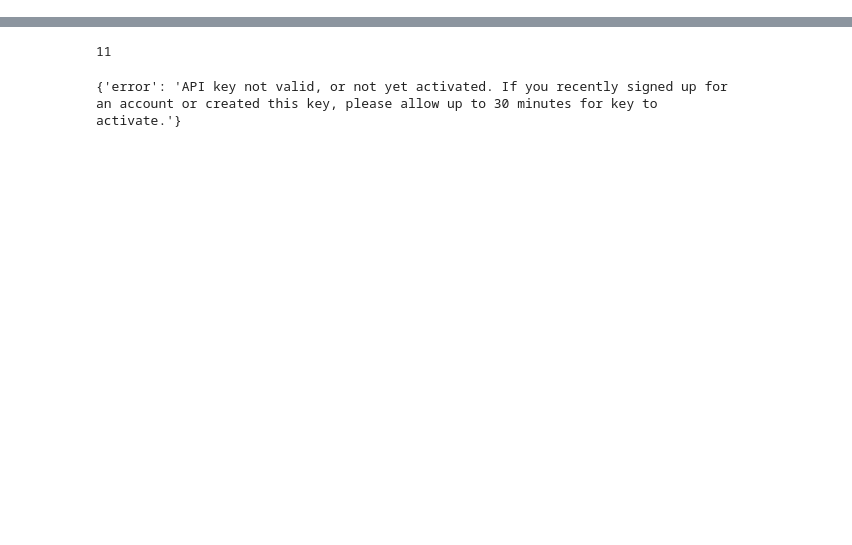
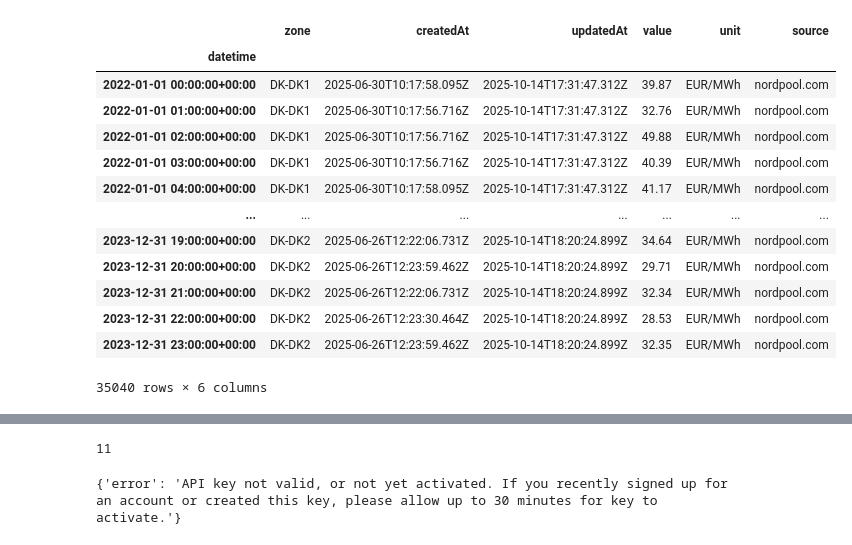
Before and after one commit to JonasDennisHansen/Advanced_business_analytics, a Jupyter notebook: API_CALL.ipynb, the cells around one changed output, grey strips where cells are left out. Cells and saved outputs as stored; diff of their text form; code cells hidden in the pictures; blank space fills up the shorter version.

```diff
--- a/API_CALL.ipynb
+++ b/API_CALL.ipynb
@@ -51,0 +79,17 @@ datetime
+# %%
+main_df
+# %% [output]
+|  | zone | createdAt | updatedAt | value | unit | source |
+| datetime |  |  |  |  |  |  |
+| 2022-01-01 00:00:00+00:00 | DK-DK1 | 2025-06-30T10:17:58.095Z | 2025-10-14T17:31:47.312Z | 39.87 | EUR/MWh | nordpool.com |
+| 2022-01-01 01:00:00+00:00 | DK-DK1 | 2025-06-30T10:17:56.716Z | 2025-10-14T17:31:47.312Z | 32.76 | EUR/MWh | nordpool.com |
+| 2022-01-01 02:00:00+00:00 | DK-DK1 | 2025-06-30T10:17:56.716Z | 2025-10-14T17:31:47.312Z | 49.88 | EUR/MWh | nordpool.com |
+| 2022-01-01 03:00:00+00:00 | DK-DK1 | 2025-06-30T10:17:56.716Z | 2025-10-14T17:31:47.312Z | 40.39 | EUR/MWh | nordpool.com |
+| 2022-01-01 04:00:00+00:00 | DK-DK1 | 2025-06-30T10:17:58.095Z | 2025-10-14T17:31:47.312Z | 41.17 | EUR/MWh | nordpool.com |
+| ... | ... | ... | ... | ... | ... | ... |
+| 2023-12-31 19:00:00+00:00 | DK-DK2 | 2025-06-26T12:22:06.731Z | 2025-10-14T18:20:24.899Z | 34.64 | EUR/MWh | nordpool.com |
+| 2023-12-31 20:00:00+00:00 | DK-DK2 | 2025-06-26T12:23:59.462Z | 2025-10-14T18:20:24.899Z | 29.71 | EUR/MWh | nordpool.com |
+| 2023-12-31 21:00:00+00:00 | DK-DK2 | 2025-06-26T12:22:06.731Z | 2025-10-14T18:20:24.899Z | 32.34 | EUR/MWh | nordpool.com |
+| 2023-12-31 22:00:00+00:00 | DK-DK2 | 2025-06-26T12:23:30.464Z | 2025-10-14T18:20:24.899Z | 28.53 | EUR/MWh | nordpool.com |
+| 2023-12-31 23:00:00+00:00 | DK-DK2 | 2025-06-26T12:23:59.462Z | 2025-10-14T18:20:24.899Z | 32.35 | EUR/MWh | nordpool.com |
+35040 rows × 6 columns
```
Also changed, not shown: parts of 14 cells of this notebook.
